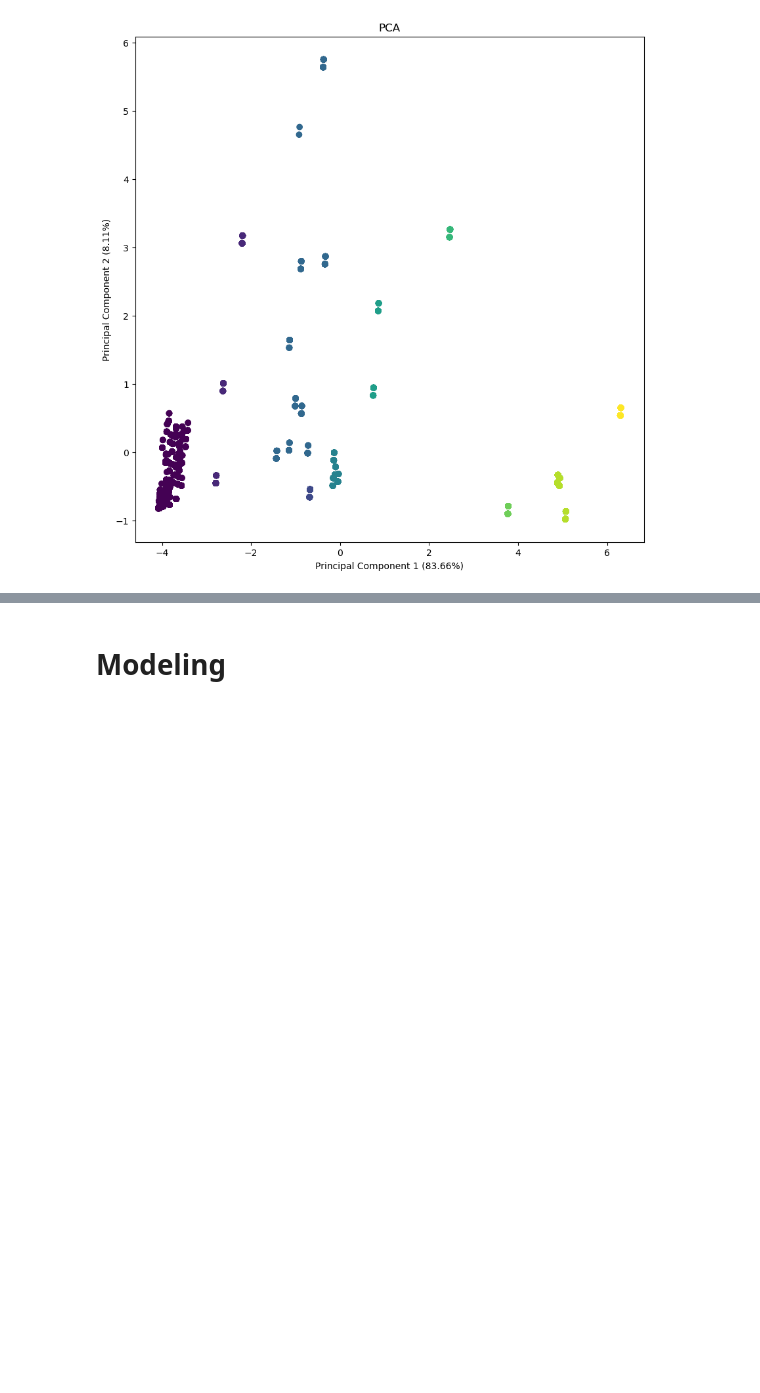
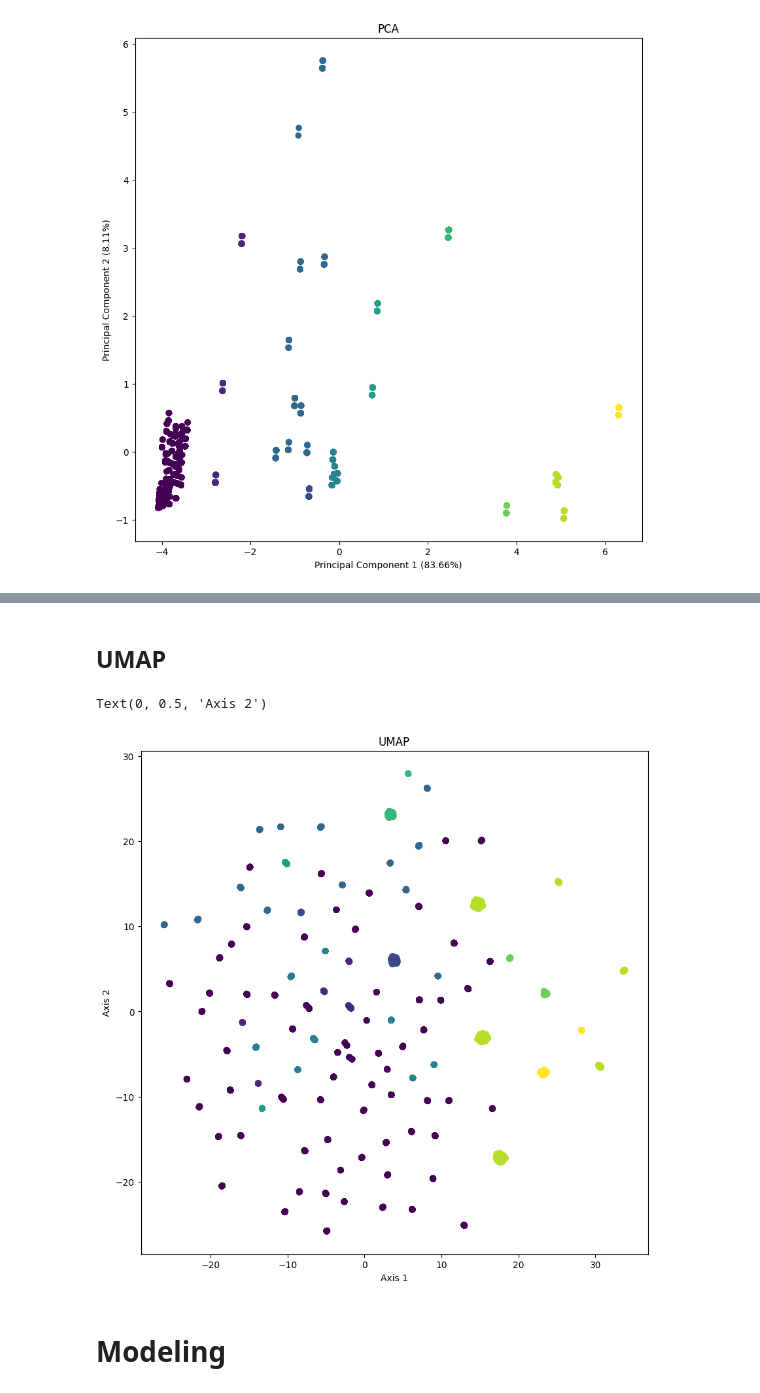
Before and after one commit to KiranSmelser/flight-delay-predictor, a Jupyter notebook: main.ipynb, the cells around one changed output, grey strips where cells are left out. Cells and saved outputs as stored; diff of their text form; code cells hidden in the pictures; blank space fills up the shorter version.

```diff
--- a/main.ipynb
+++ b/main.ipynb
@@ -111,3 +155,20 @@ plt.show()
+# %% [markdown]
+## UMAP
+# %%
+# Dimensionality reduction with t-SNE
+reducer = umap.UMAP(random_state=23)
+fit_umap = reducer.fit_transform(temp)
+
+# Plot
+fig, axs = plt.subplots(1, figsize=(10, 10))
+axs.scatter(fit_umap[:, 0], fit_umap[:, 1],
+            c=temp['DEPARTING_AIRPORT'])
+axs.set_title('UMAP')
+axs.set_xlabel(f'Axis 1')
+axs.set_ylabel(f'Axis 2')
+# %% [output]
+Text(0, 0.5, 'Axis 2')
+[figure, added]
 # %% [markdown]
 # Modeling
 # %% [markdown]
```
Also changed, not shown: parts of 14 cells of this notebook, 18 other files.
